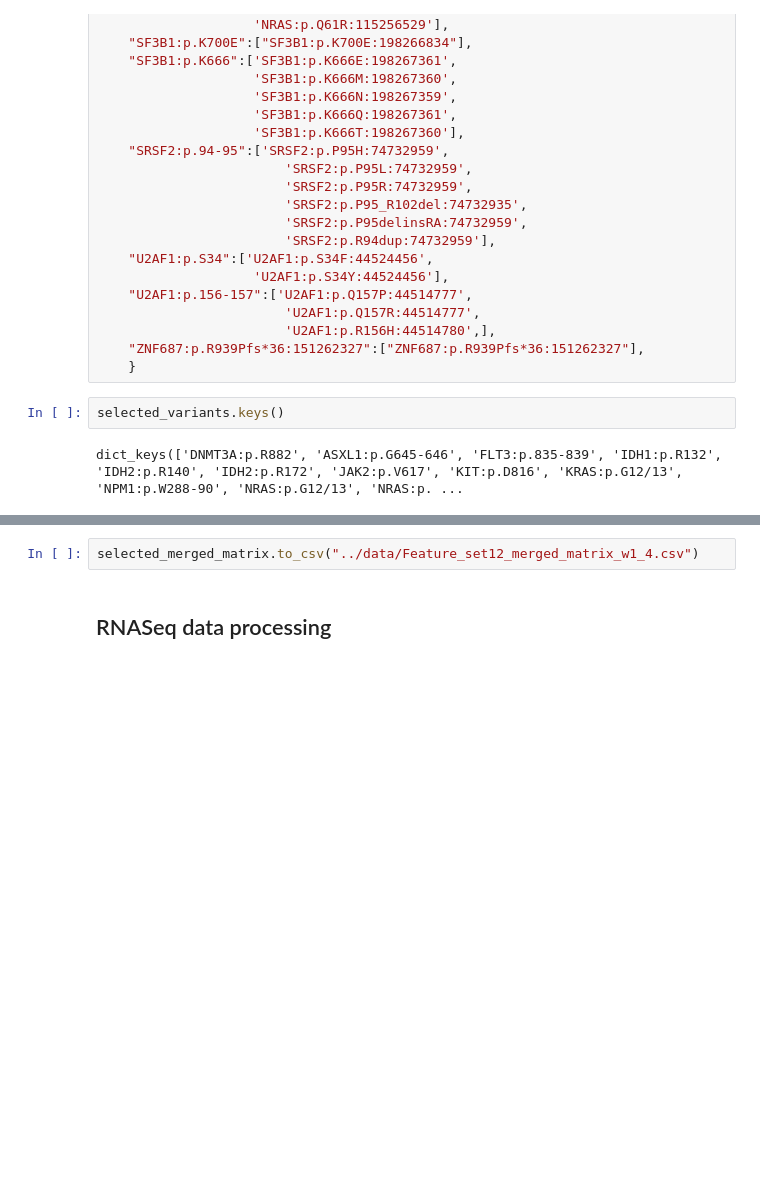
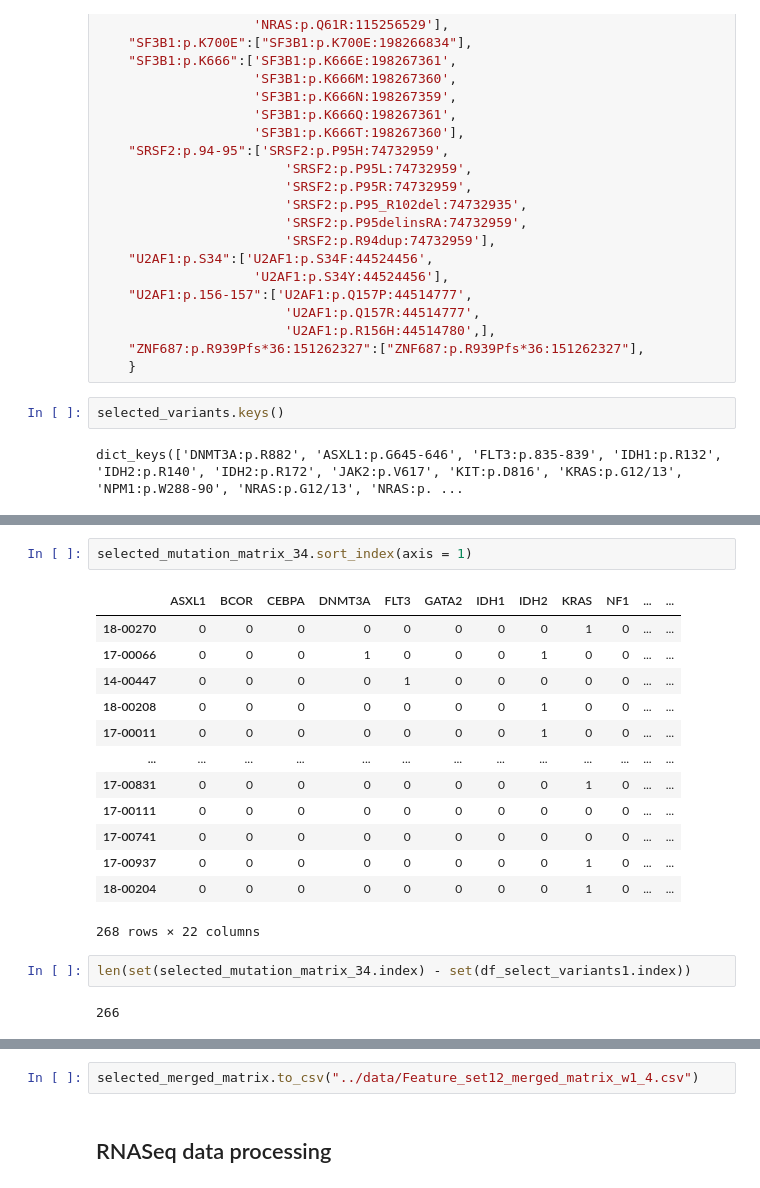
Before and after one commit to IlyaLab/KG_predict_DrugResponse, a Jupyter notebook: notebooks/Step0_Generate_feature_matrix_beatAML_wave1_4.ipynb, the cells around one changed output, grey strips where cells are left out. Saved outputs shown, nothing was run; the diff lists cells and outputs as text; blank space fills up the shorter version.

```diff
--- a/notebooks/Step0_Generate_feature_matrix_beatAML_wave1_4.ipynb
+++ b/notebooks/Step0_Generate_feature_matrix_beatAML_wave1_4.ipynb
@@ -409,0 +517,20 @@ print(selected_merged_matrix.shape)
+# %%
+selected_mutation_matrix_34.sort_index(axis = 1)
+# %% [output]
+|  | ASXL1 | BCOR | CEBPA | DNMT3A | FLT3 | GATA2 | IDH1 | IDH2 | KRAS | NF1 | ... | ... |
+| 18-00270 | 0 | 0 | 0 | 0 | 0 | 0 | 0 | 0 | 1 | 0 | ... | ... |
+| 17-00066 | 0 | 0 | 0 | 1 | 0 | 0 | 0 | 1 | 0 | 0 | ... | ... |
+| 14-00447 | 0 | 0 | 0 | 0 | 1 | 0 | 0 | 0 | 0 | 0 | ... | ... |
+| 18-00208 | 0 | 0 | 0 | 0 | 0 | 0 | 0 | 1 | 0 | 0 | ... | ... |
+| 17-00011 | 0 | 0 | 0 | 0 | 0 | 0 | 0 | 1 | 0 | 0 | ... | ... |
+| ... | ... | ... | ... | ... | ... | ... | ... | ... | ... | ... | ... | ... |
+| 17-00831 | 0 | 0 | 0 | 0 | 0 | 0 | 0 | 0 | 1 | 0 | ... | ... |
+| 17-00111 | 0 | 0 | 0 | 0 | 0 | 0 | 0 | 0 | 0 | 0 | ... | ... |
+| 17-00741 | 0 | 0 | 0 | 0 | 0 | 0 | 0 | 0 | 0 | 0 | ... | ... |
+| 17-00937 | 0 | 0 | 0 | 0 | 0 | 0 | 0 | 0 | 1 | 0 | ... | ... |
+| 18-00204 | 0 | 0 | 0 | 0 | 0 | 0 | 0 | 0 | 1 | 0 | ... | ... |
+268 rows × 22 columns
+# %%
+len(set(selected_mutation_matrix_34.index) - set(df_select_variants1.index))
+# %% [output]
+266
```
Also changed, not shown: parts of 19 cells of this notebook, 1 other file.
